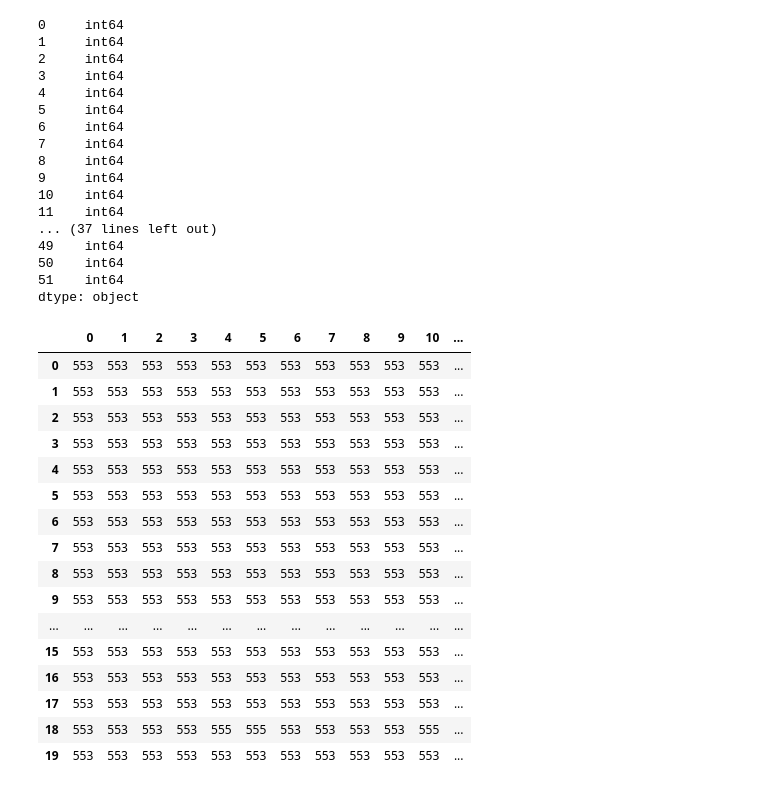
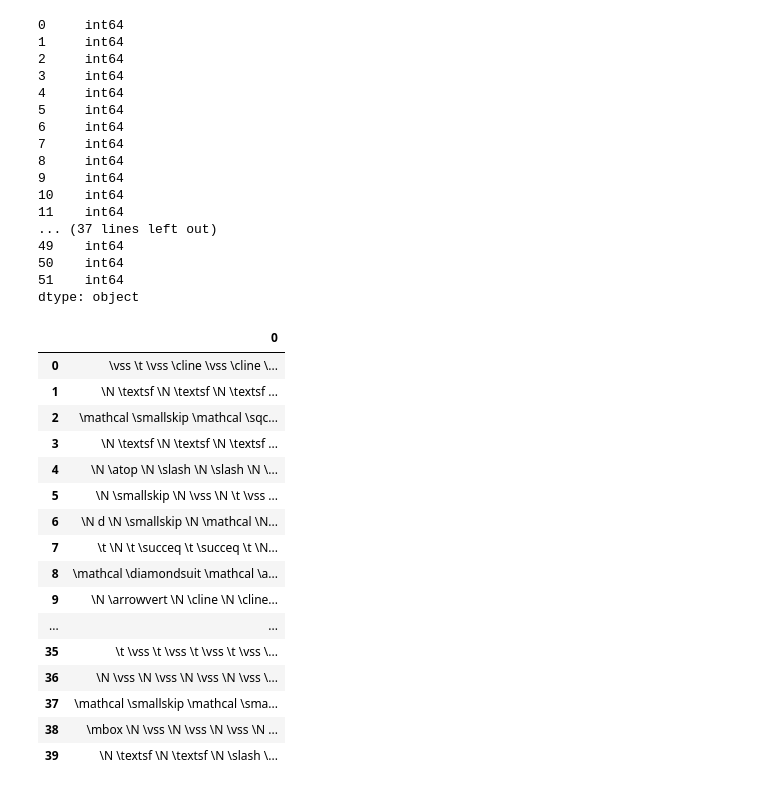
Before and after one commit to untrix/im2latex, a Jupyter notebook: src/scratch.ipynb, the cells around one changed output. Drawn from its saved outputs; the diff is of its cells as text; code cells hidden in the pictures.

```diff
--- a/src/scratch.ipynb
+++ b/src/scratch.ipynb
@@ -189,19 +199,40 @@ store2['/training/100/df_top1_ids_1'].to_pickle('./df2.pkl')
 # %%
 class Visualize(object):
     def __init__(self, storedir, gen_datadir):
-        self._id2word = pd.read_pickle(os.path.join(gen_datadir, 'dict_id2word.pkl'))
+        i2w = pd.read_pickle(os.path.join(gen_datadir, 'dict_id2word.pkl'))
+        for i in range(-1,-11,-1):
+            i2w[i] = '%d'%i
+        self._id2word = i2w
+
+        self._word2id = pd.read_pickle(os.path.join(gen_datadir, 'dict_vocab.pkl'))
         self._storedir = storedir
 
-    def get(self, graph, step, key):
+    @property
+    def w2i(self):
+        return self._word2id['id']
+
+    @property
+    def i2w(self):
+        return self._id2word
+
+    def np(self, graph, step, key):
         """
         Args:
             graph: 'training' or 'validation'
             step:  step who's output is to be fetched
             key:   key of object to fetch - e.g. 'predicted_ids'
         """
-        h5 = h5py.File(os.path.join(self._storedir, '%s_%d.h5'%(graph,step)))
-        if key in h5:
-            return h5[key]
-        elif '%s_1'%key in h5:
+        with h5py.File(os.path.join(self._storedir, '%s_%d.h5'%(graph,step))) as h5
+            return h5[key][...]
 
-            for i in range(1,11):
+    def df(self, graph, step, key):
+        return pd.DataFrame(self.np(graph, step, key))
+
+    def words(self, graph, step, key):
+        df = self.df(graph, step, key)
+        return df.applymap(lambda x: self._id2word[x])
+
+    def str(self, graph, step, key):
+        df_str = self.words(graph, step, key)
+
+        return pd.DataFrame([" ".join(row) for row in df_str.itertuples(index=False)])
@@ -210,20 +239,22 @@ store3 = h5py.File('./tb_metrics_dev/2017-10-04 16-48-59 PDT/store/training_750.
-# %%
-pd.DataFrame(store3[u'top1_ids_1'][...])
-# %% [output]
-|  | 0 | 1 | 2 | 3 | 4 | 5 | 6 | 7 | 8 | 9 | 10 | ... |
-| 0 | 553 | 553 | 553 | 553 | 553 | 553 | 553 | 553 | 553 | 553 | 553 | ... |
-| 1 | 553 | 553 | 553 | 553 | 553 | 553 | 553 | 553 | 553 | 553 | 553 | ... |
-| 2 | 553 | 553 | 553 | 553 | 553 | 553 | 553 | 553 | 553 | 553 | 553 | ... |
-| 3 | 553 | 553 | 553 | 553 | 553 | 553 | 553 | 553 | 553 | 553 | 553 | ... |
-| 4 | 553 | 553 | 553 | 553 | 553 | 553 | 553 | 553 | 553 | 553 | 553 | ... |
-| 5 | 553 | 553 | 553 | 553 | 553 | 553 | 553 | 553 | 553 | 553 | 553 | ... |
-| 6 | 553 | 553 | 553 | 553 | 553 | 553 | 553 | 553 | 553 | 553 | 553 | ... |
-| 7 | 553 | 553 | 553 | 553 | 553 | 553 | 553 | 553 | 553 | 553 | 553 | ... |
-| 8 | 553 | 553 | 553 | 553 | 553 | 553 | 553 | 553 | 553 | 553 | 553 | ... |
-| 9 | 553 | 553 | 553 | 553 | 553 | 553 | 553 | 553 | 553 | 553 | 553 | ... |
-| ... | ... | ... | ... | ... | ... | ... | ... | ... | ... | ... | ... | ... |
-| 15 | 553 | 553 | 553 | 553 | 553 | 553 | 553 | 553 | 553 | 553 | 553 | ... |
-| 16 | 553 | 553 | 553 | 553 | 553 | 553 | 553 | 553 | 553 | 553 | 553 | ... |
-| 17 | 553 | 553 | 553 | 553 | 553 | 553 | 553 | 553 | 553 | 553 | 553 | ... |
-| 18 | 553 | 553 | 553 | 553 | 555 | 555 | 553 | 553 | 553 | 553 | 555 | ... |
-| 19 | 553 | 553 | 553 | 553 | 553 | 553 | 553 | 553 | 553 | 553 | 553 | ... |
+# %%
+v = Visualize('./tb_metrics_dev/2017-10-05 17-07-01 PDT/store', '../data/generated2')
+# %%
+v.str('training', 1, 'predicted_ids')
+# %% [output]
+|  | 0 |
+| 0 | \vss \t \vss \cline \vss \cline \... |
+| 1 | \N \textsf \N \textsf \N \textsf ... |
+| 2 | \mathcal \smallskip \mathcal \sqc... |
+| 3 | \N \textsf \N \textsf \N \textsf ... |
+| 4 | \N \atop \N \slash \N \slash \N \... |
+| 5 | \N \smallskip \N \vss \N \t \vss ... |
+| 6 | \N d \N \smallskip \N \mathcal \N... |
+| 7 | \t \N \t \succeq \t \succeq \t \N... |
+| 8 | \mathcal \diamondsuit \mathcal \a... |
+| 9 | \N \arrowvert \N \cline \N \cline... |
+| ... | ... |
+| 35 | \t \vss \t \vss \t \vss \t \vss \... |
+| 36 | \N \vss \N \vss \N \vss \N \vss \... |
+| 37 | \mathcal \smallskip \mathcal \sma... |
+| 38 | \mbox \N \vss \N \vss \N \vss \N ... |
+| 39 | \N \textsf \N \textsf \N \slash \... |
```
Also changed, not shown: parts of 5 cells of this notebook, 4 other files.
